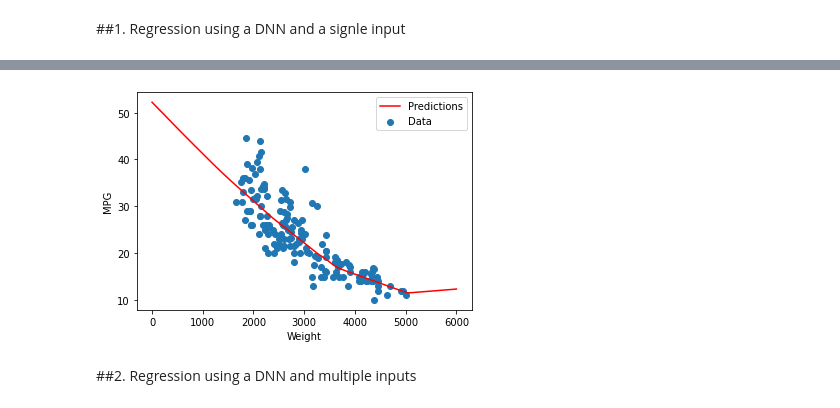
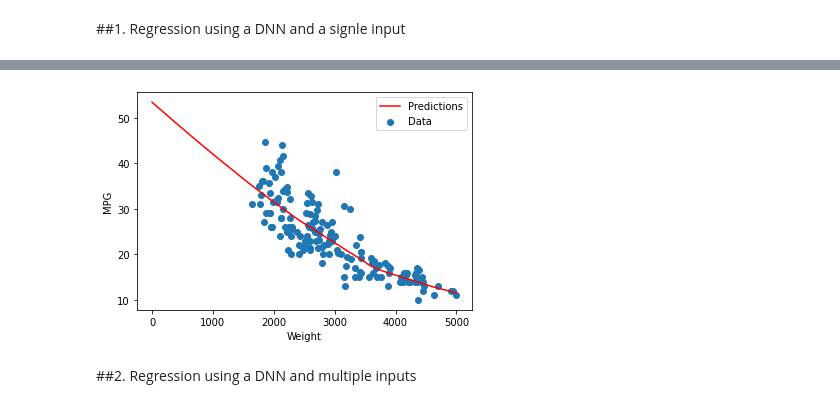
Before and after one commit to SuperYoungCoder/Machine-Learning-with-Python-Tensorflow, a Jupyter notebook: linear_regression.ipynb, the cells around one changed output, grey strips where cells are left out. Saved outputs shown, nothing was run; the diff lists cells and outputs as text; code cells hidden in the pictures.

```diff
--- a/linear_regression.ipynb
+++ b/linear_regression.ipynb
@@ -264,7 +257,7 @@ test_results['weight_model'] = weight_model.evaluate(
     test_features['Weight'],
     test_labels, verbose=0)
 # %%
-x = tf.linspace(0.0, 6000, 6001)
+x = tf.linspace(0.0, 5000, 5001)
 y = weight_model.predict(x)
 
 def plot_weight(x, y):
@@ -397,9 +390,9 @@ Wall time: 10.7 s
 # %%
-x = tf.linspace(0.0, 6000, 6001)
+x = tf.linspace(0.0, 5000, 5001)
 y = dnn_weight_model.predict(x)
 plot_weight(x, y)
 # %% [output]
-[figure, old version]
+[figure, new version]
 # %%
 test_results['dnn_weight_model'] = dnn_weight_model.evaluate(
     test_features['Weight'], test_labels,
```
Also changed, not shown: parts of 22 cells of this notebook.
